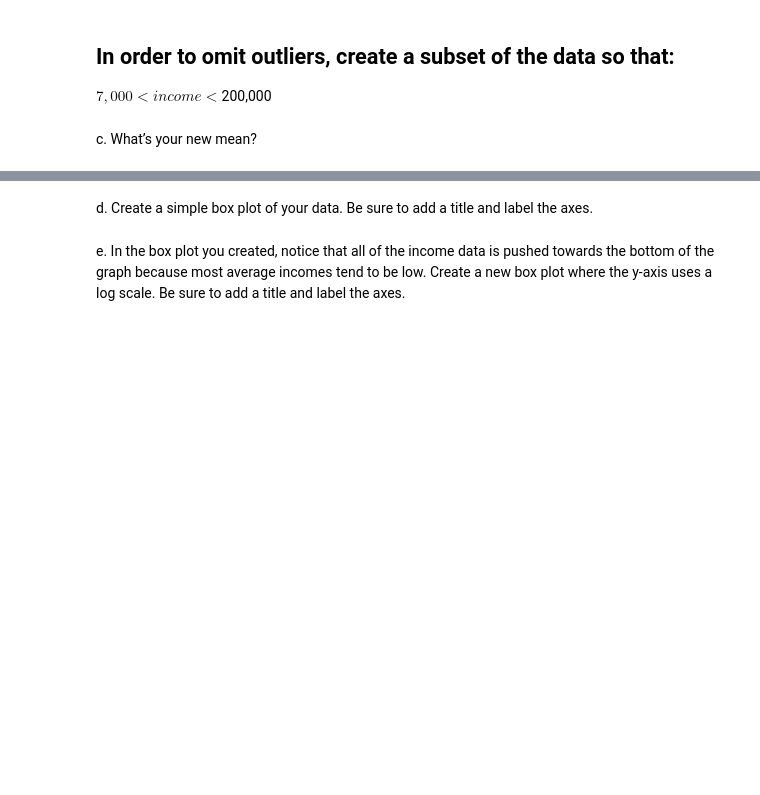
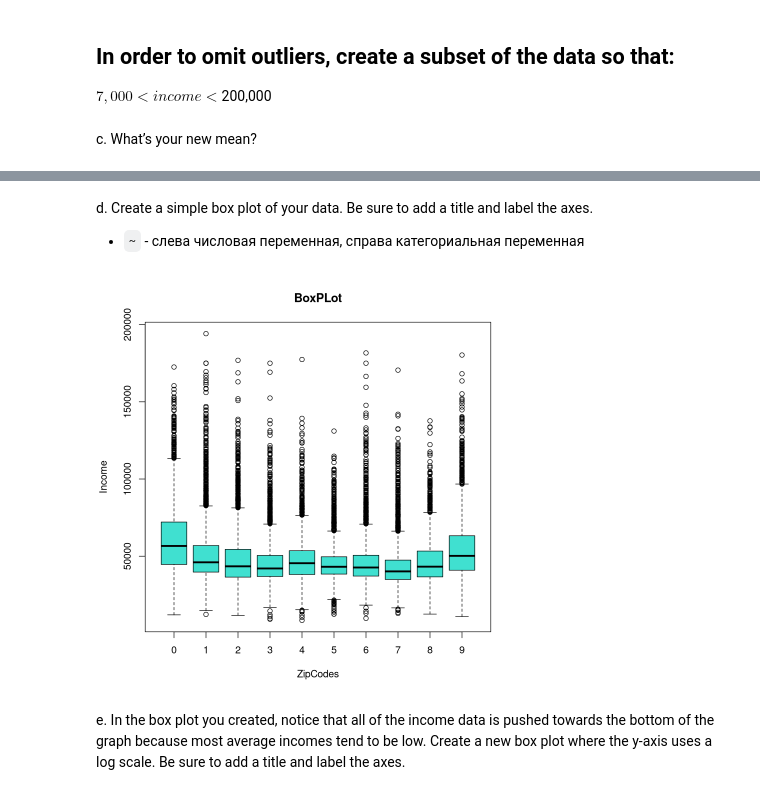
Before and after one commit to ANV3L/DataScience-R-labs, a Jupyter notebook: 1-lab.ipynb, the cells around one changed output, grey strips where cells are left out. Cells and saved outputs as stored; diff of their text form; code cells hidden in the pictures; blank space fills up the shorter version.

````diff
--- a/1-lab.ipynb
+++ b/1-lab.ipynb
@@ -159,12 +276,16 @@ cat("New mean is", mean(IncomeSubset$income))
 # %% [markdown]
 d.       Create a simple box plot of your data.  Be sure to add a title and label the axes.
+- ```~``` - слева числовая переменная, справа категориальная переменная
 # %%
-boxplot(IncomeSubset$income,
-        main = "BoxPlot",
+boxplot(income ~ zipCode,
+        data = IncomeSubset,
+        main = "BoxPLot",
+        xlab = "ZipCodes",
         ylab = "Income",
-        col = "turquoise",
-        border = rgb(14, 22, 22, maxColorValue = 255)
-)
+        col = "turquoise"
+       )
+# %% [output]
+[figure, added]
 # %% [markdown]
 e.      In the box plot you created, notice that all of the income data is pushed towards the bottom of the graph because most average incomes tend to be low.  Create a new box plot where the y-axis uses a log scale.  Be sure to add a title and label the axes.
 # %%
````
Also changed, not shown: parts of 19 cells of this notebook.
